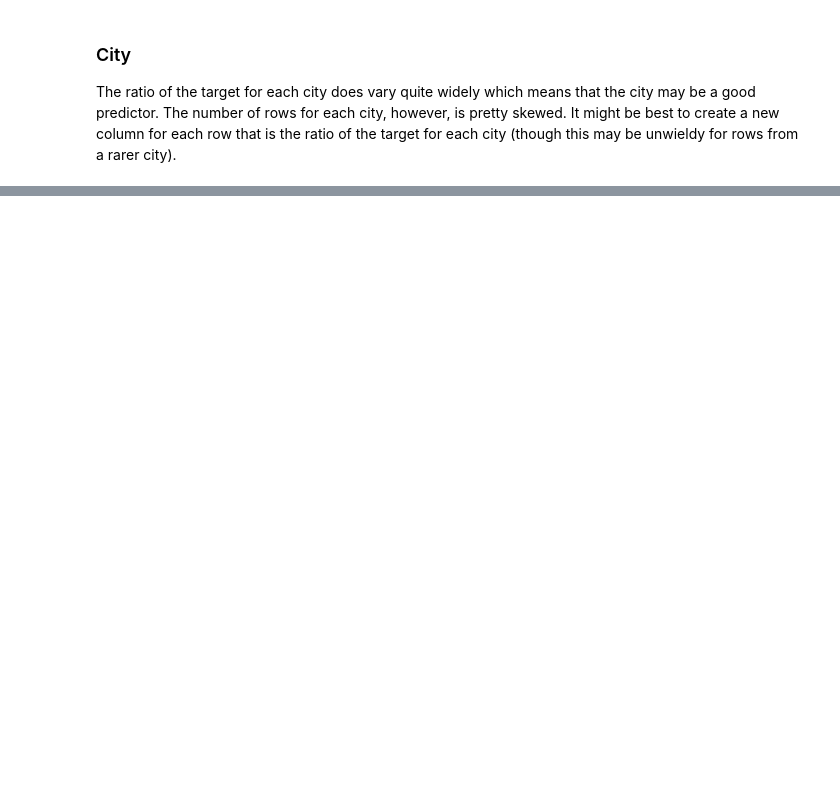
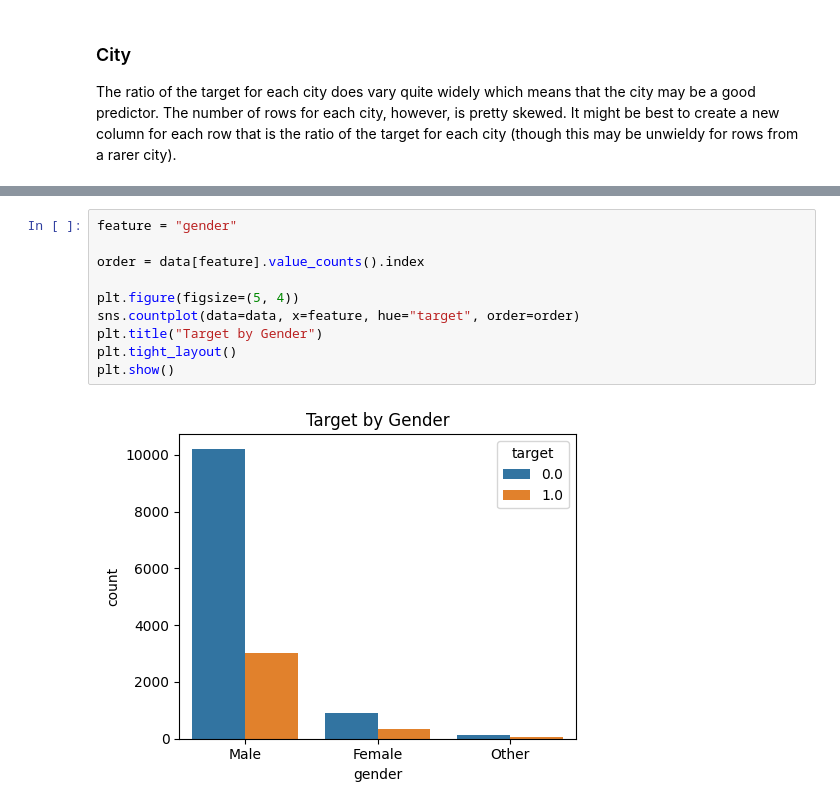
Before and after one commit to lucasmcclean/eda, a Jupyter notebook: eda.ipynb, the cells around one changed output, grey strips where cells are left out. Drawn from its saved outputs; the diff is of its cells as text; blank space fills up the shorter version.

```diff
--- a/eda.ipynb
+++ b/eda.ipynb
@@ -216,0 +229,12 @@ The ratio of the target for each city does vary quite widely which means that th
+# %%
+feature = "gender"
+
+order = data[feature].value_counts().index
+
+plt.figure(figsize=(5, 4))
+sns.countplot(data=data, x=feature, hue="target", order=order)
+plt.title("Target by Gender")
+plt.tight_layout()
+plt.show()
+# %% [output]
+[figure, added]
```
Also changed, not shown: parts of 3 cells of this notebook.
